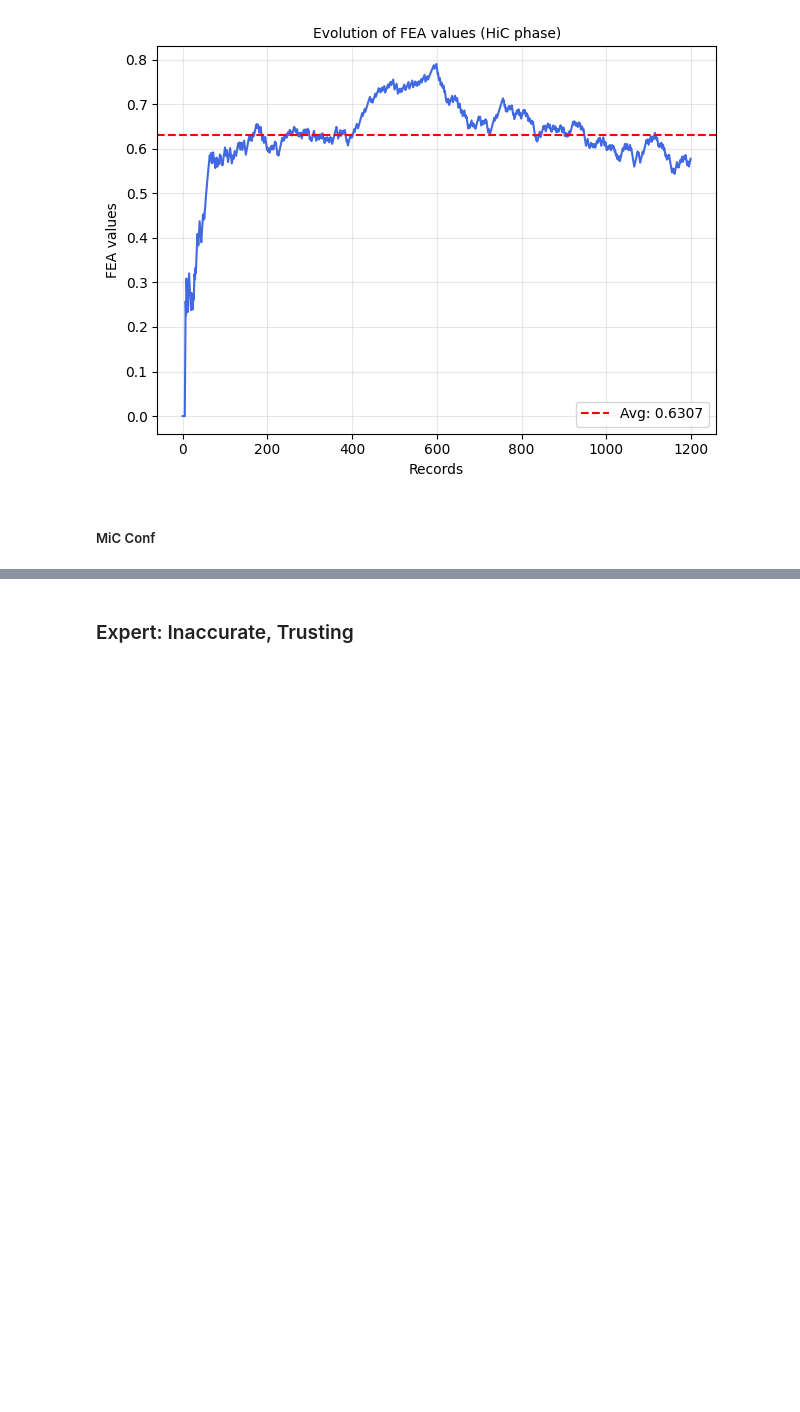
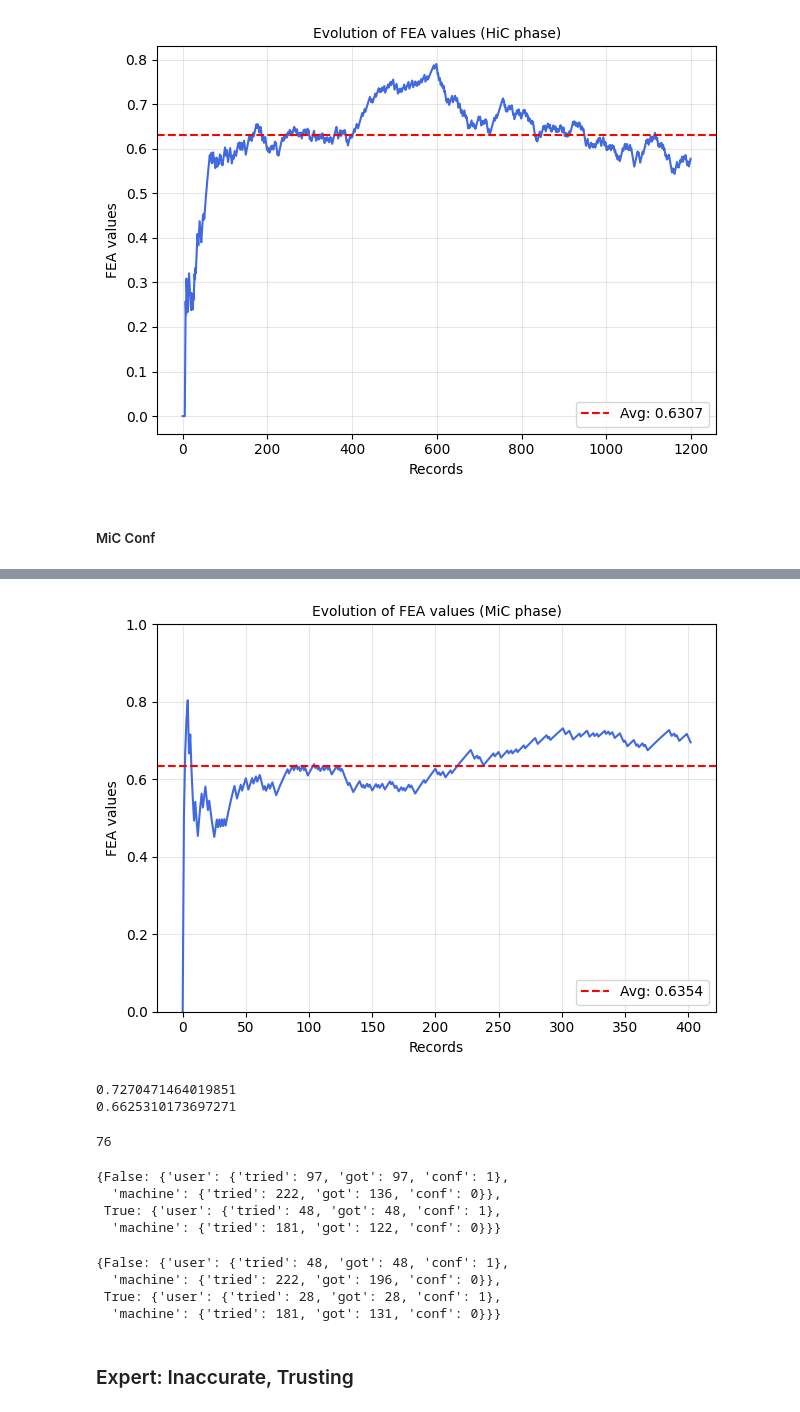
Before and after one commit to virgmarletta/Bridget, a Jupyter notebook: bridget_compas.ipynb, the cells around one changed output, grey strips where cells are left out. Drawn from its saved outputs; the diff is of its cells as text; code cells hidden in the pictures; blank space fills up the shorter version.

```diff
--- a/bridget_compas.ipynb
+++ b/bridget_compas.ipynb
@@ -992,0 +1154,22 @@ plt.show()
+# %%
+#36 min
+
+acc_t_strat_2= MiC(mic_net, 'Def_Net',
+               benchmark_performance= 62,
+                 user_patience= 400,
+                 performance_delta= 0.05,
+                 belief_threshold= 0.7,
+                 tau_threshold= 0.62,
+                 anqi_mao_thresh=0.528571,
+                 dataset_name= 'compas',
+                 user_name=name,
+                 df_batch1=df_batch_1, df_batch3=df_batch_3, batch1_test=test_batch_1,
+                 target=target,
+                 user_model=current_expert,
+                 protected=protected, cats=categoricals, num=numericals,
+                 preprocessor=clean_prepr
+ )
+
+
+
+acc_t_df_2= acc_t_strat_2.start_MiC(X_stream, y_stream, acc_t_switch, r_net= r_net_acc_t, two_step_deferral=True)   #3 minutes
@@ -993,3 +1205,40 @@ plt.show()
+# %%
+plt.plot(acc_t_strat_2.fea_mic, linestyle='-', color='royalblue')
+avg_fea_2= np.mean(acc_t_strat_2.fea_mic)
+plt.axhline(y=avg_fea_2, color='red', linestyle='--', label=f'Avg: {avg_fea_2:.4f}')
+plt.title('Evolution of FEA values (MiC phase)', fontsize=10)
+plt.xlabel('Records', fontsize=10)
+plt.ylabel('FEA values', fontsize=10)
+plt.ylim(0.0, 1.0)
+plt.legend(loc= 'lower right')
+plt.grid(True, alpha=0.3)
+plt.tight_layout()
+
+plt.show()
+# %% [output]
+[figure, added]
+# %%
+print(acc_t_strat_2.mic_acc)
+print(acc_t_strat_2.model_acc)
+acc_t_strat_2.deferred_decisions
+# %% [output]
+0.7270471464019851
+0.6625310173697271
+76
+# %%
+acc_t_mic.stats
+# %% [output]
+{False: {'user': {'tried': 97, 'got': 97, 'conf': 1},
+  'machine': {'tried': 222, 'got': 136, 'conf': 0}},
+ True: {'user': {'tried': 48, 'got': 48, 'conf': 1},
+  'machine': {'tried': 181, 'got': 122, 'conf': 0}}}
+# %%
+acc_t_strat_2.stats
+# %% [output]
+{False: {'user': {'tried': 48, 'got': 48, 'conf': 1},
+  'machine': {'tried': 222, 'got': 196, 'conf': 0}},
+ True: {'user': {'tried': 28, 'got': 28, 'conf': 1},
+  'machine': {'tried': 181, 'got': 131, 'conf': 0}}}
 # %% [markdown]
 ### Expert: Inaccurate, Trusting
 # %%
```
Also changed, not shown: parts of 15 cells of this notebook, 19 other files.
